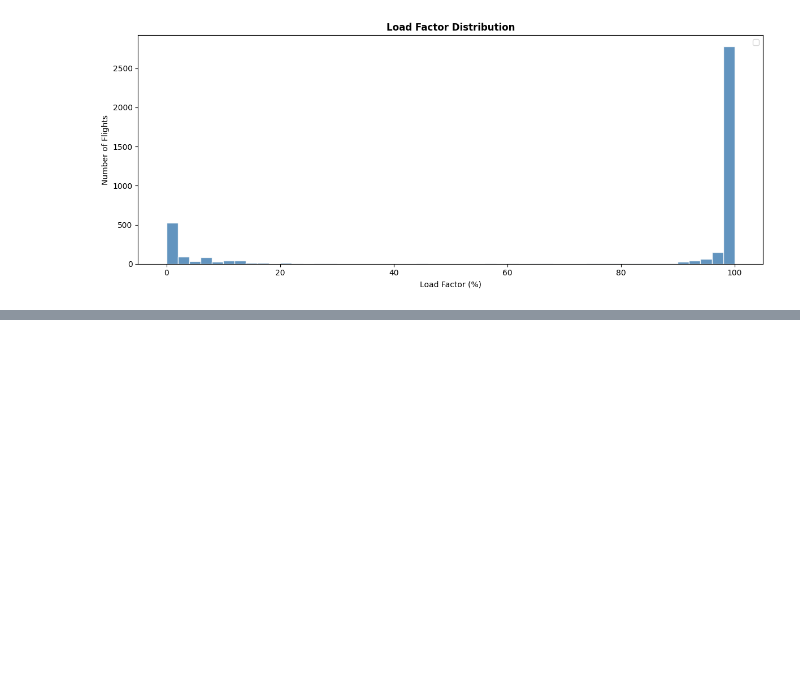
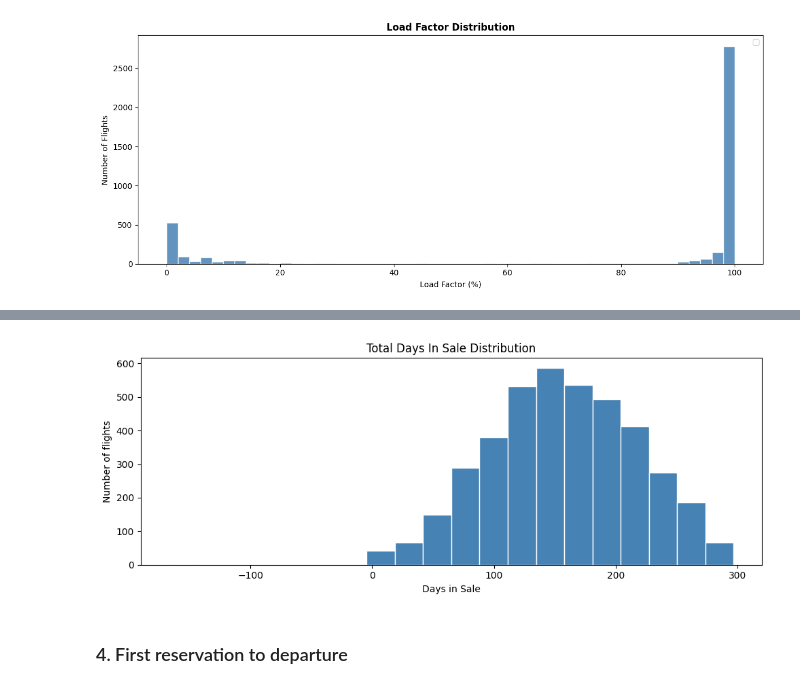
Before and after one commit to VildanaRazumova/thesis-demand-forecasting, a Jupyter notebook: thesis_notebook_final.ipynb, the cells around one changed output, grey strips where cells are left out. Saved outputs shown, nothing was run; the diff lists cells and outputs as text; code cells hidden in the pictures; blank space fills up the shorter version.

```diff
--- a/thesis_notebook_final.ipynb
+++ b/thesis_notebook_final.ipynb
@@ -824,0 +859,12 @@ plt.show()
+# %%
+fig, ax = plt.subplots(figsize=(10, 4))
+df_flights['TotalDaysInSale'].dropna().plot(kind='hist', bins=20, ax=ax, color='steelblue', edgecolor='white')
+ax.set_title('Total Days In Sale Distribution')
+ax.set_xlabel('Days in Sale')
+ax.set_ylabel('Number of flights')
+plt.tight_layout()
+plt.show()
+# %% [output]
+[figure, added]
+# %% [markdown]
+### 4. First reservation to departure
```
Also changed, not shown: parts of 34 cells of this notebook.
